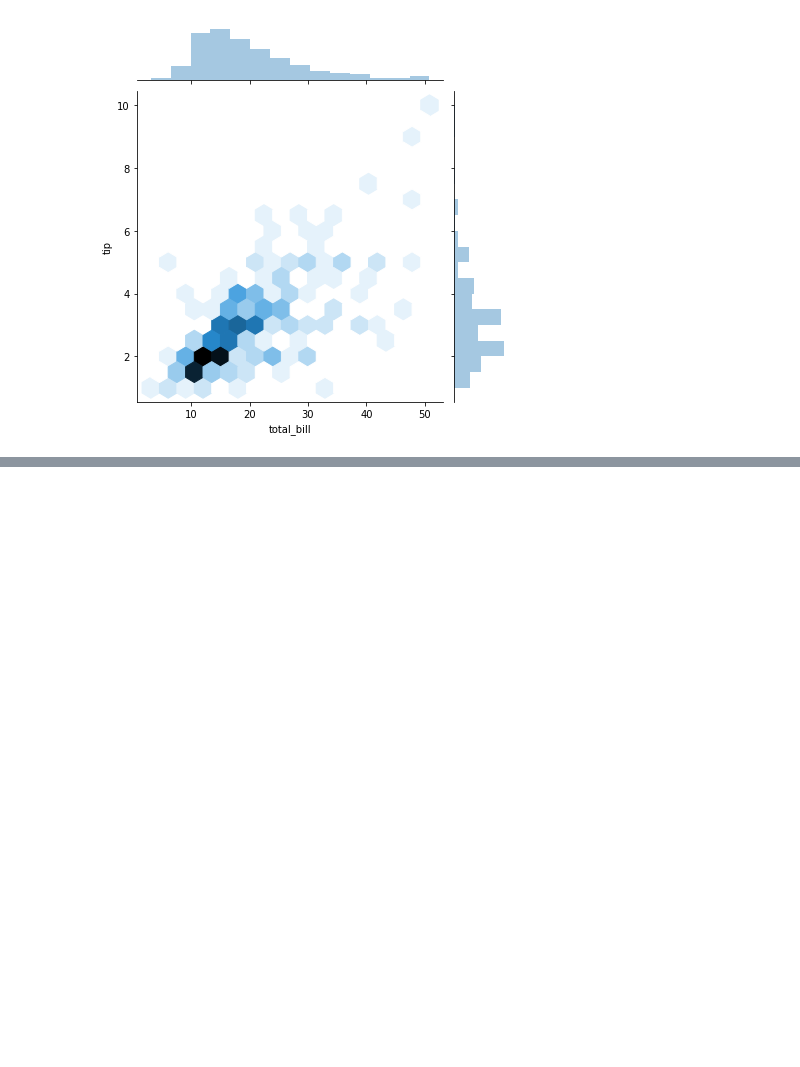
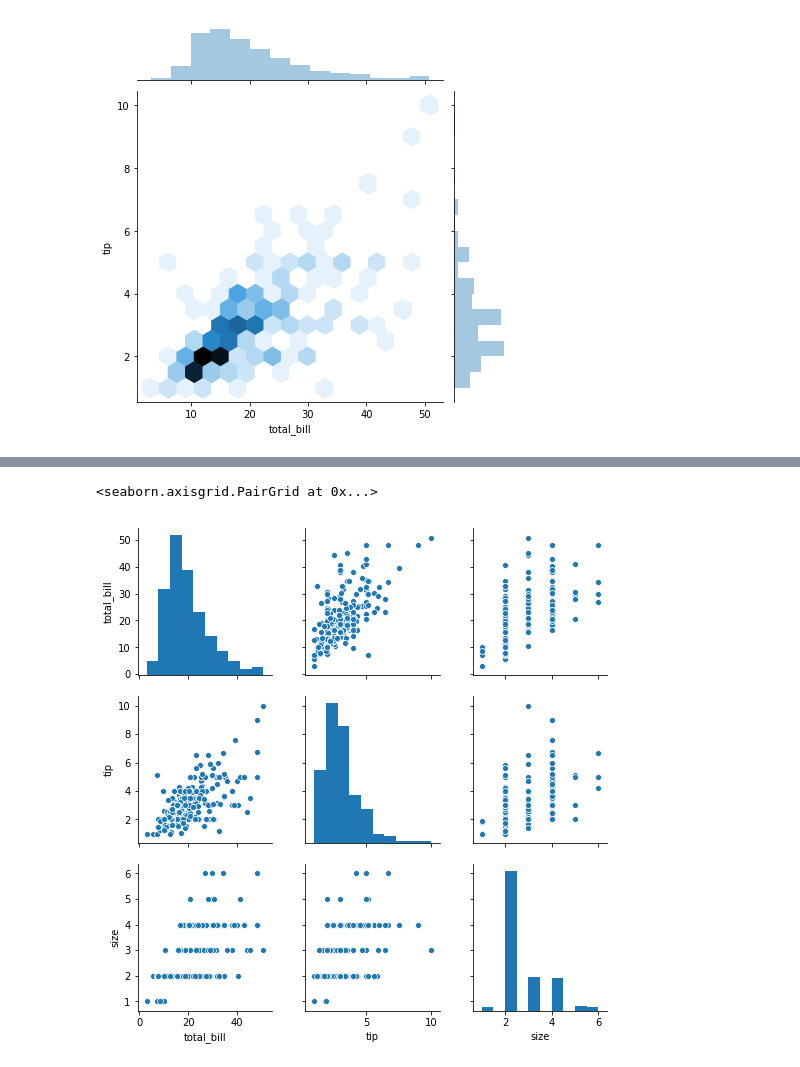
Before and after one commit to shashwatanand/learningpython, a Jupyter notebook: problems/seaborn.ipynb, the cells around one changed output, grey strips where cells are left out. Cells and saved outputs as stored; diff of their text form; code cells hidden in the pictures; blank space fills up the shorter version.

```diff
--- a/problems/seaborn.ipynb
+++ b/problems/seaborn.ipynb
@@ -40,0 +56,5 @@ sns.jointplot(x = 'total_bill', y = 'tip', data=tips, kind = 'hex')
+# %%
+sns.pairplot(tips)
+# %% [output]
+<seaborn.axisgrid.PairGrid at 0x...>
+[figure, added]
```
Also changed, not shown: parts of 12 cells of this notebook.
